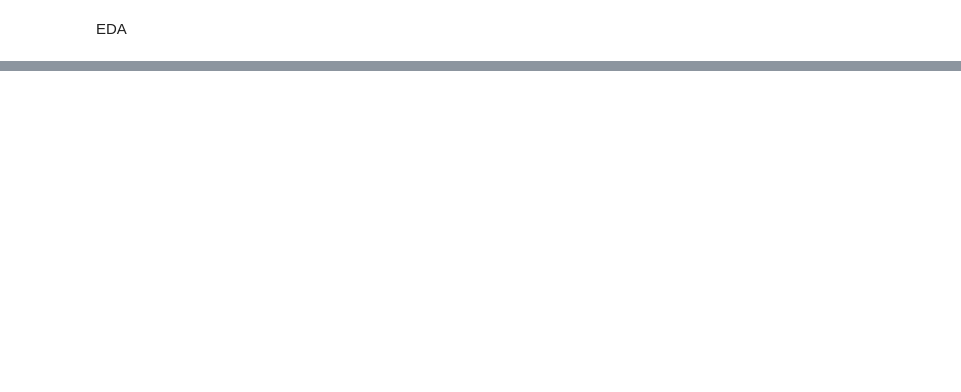
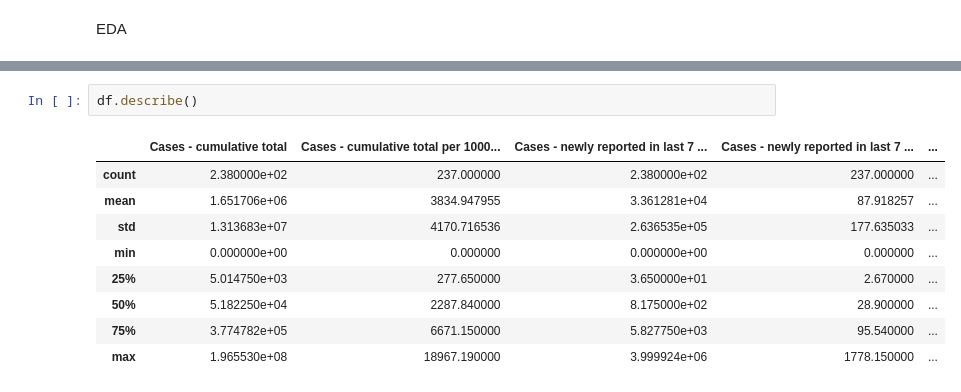
Before and after one commit to ChuckJovans/Testing-Data-Analysis-in-VS, a Jupyter notebook: Practice Pandas.ipynb, the cells around one changed output, grey strips where cells are left out. Drawn from its saved outputs; the diff is of its cells as text; blank space fills up the shorter version.

```diff
--- a/Practice Pandas.ipynb
+++ b/Practice Pandas.ipynb
@@ -406,0 +424,12 @@ EDA
+# %%
+df.describe()
+# %% [output]
+|  | Cases - cumulative total | Cases - cumulative total per 1000... | Cases - newly reported in last 7 ... | Cases - newly reported in last 7 ... | ... |
+| count | 2.380000e+02 | 237.000000 | 2.380000e+02 | 237.000000 | ... |
+| mean | 1.651706e+06 | 3834.947955 | 3.361281e+04 | 87.918257 | ... |
+| std | 1.313683e+07 | 4170.716536 | 2.636535e+05 | 177.635033 | ... |
+| min | 0.000000e+00 | 0.000000 | 0.000000e+00 | 0.000000 | ... |
+| 25% | 5.014750e+03 | 277.650000 | 3.650000e+01 | 2.670000 | ... |
+| 50% | 5.182250e+04 | 2287.840000 | 8.175000e+02 | 28.900000 | ... |
+| 75% | 3.774782e+05 | 6671.150000 | 5.827750e+03 | 95.540000 | ... |
+| max | 1.965530e+08 | 18967.190000 | 3.999924e+06 | 1778.150000 | ... |
```
Also changed, not shown: parts of 2 cells of this notebook.
